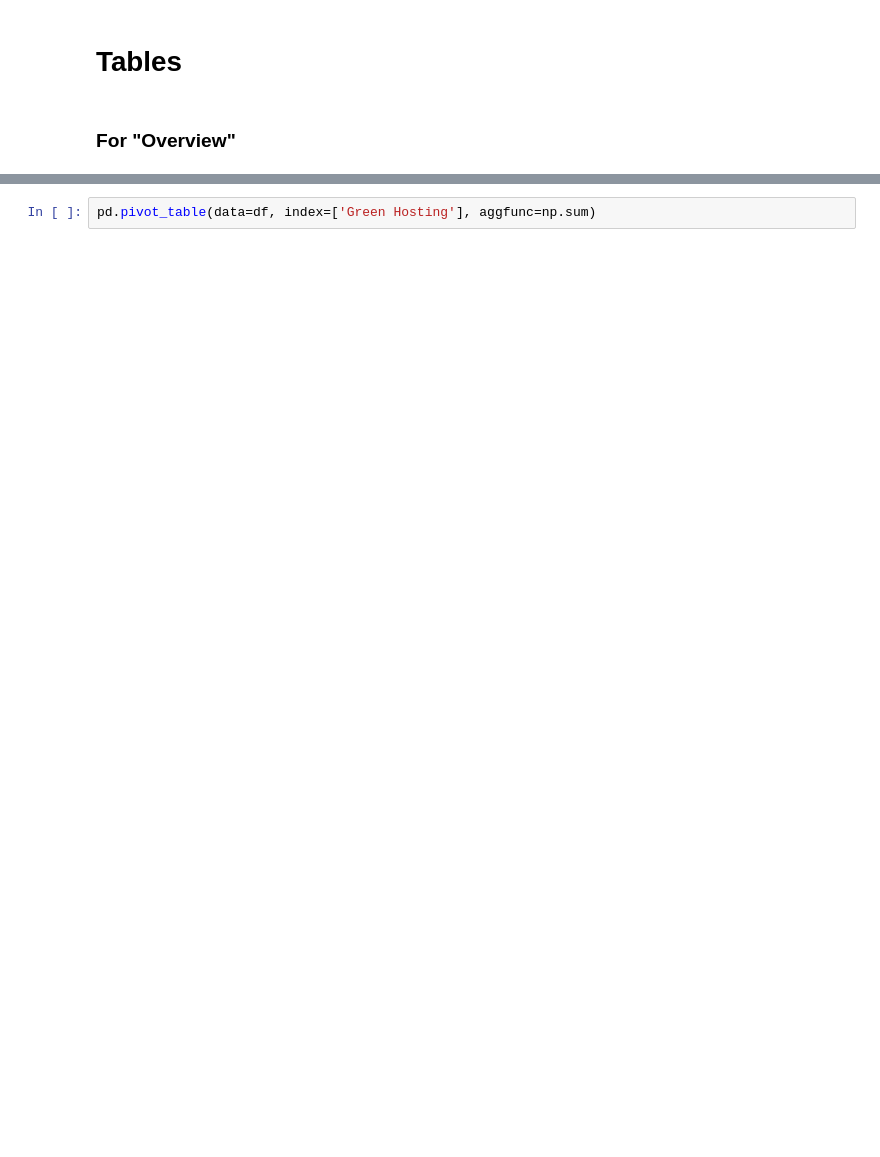
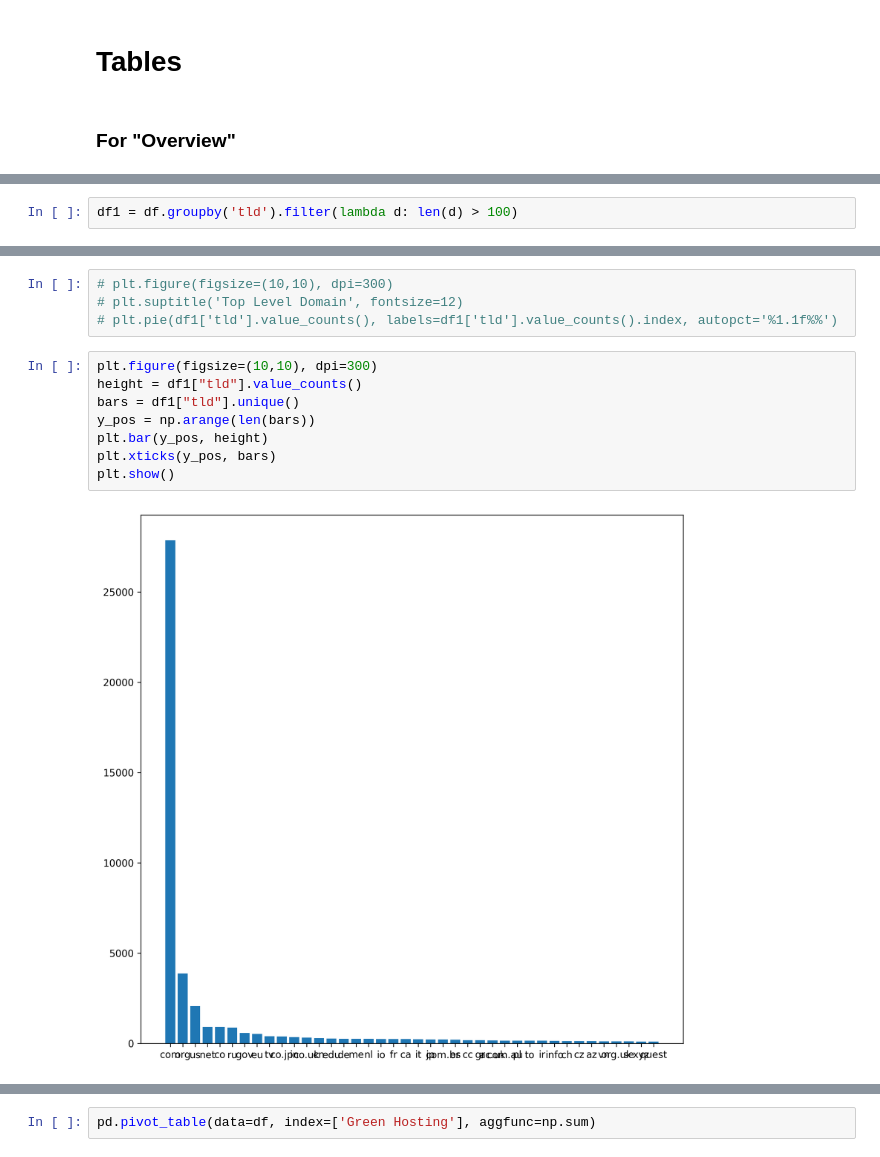
Before and after one commit to ivanivanov10101/bachelor-project, a Jupyter notebook: CSV.ipynb, the cells around one changed output, grey strips where cells are left out. Saved outputs shown, nothing was run; the diff lists cells and outputs as text; blank space fills up the shorter version.

```diff
--- a/CSV.ipynb
+++ b/CSV.ipynb
@@ -194,0 +210,2 @@ TldDomainNotFound: Domain 75.119.159.228 didn't match any existing TLD name!
+# %%
+df1 = df.groupby('tld').filter(lambda d: len(d) > 100)
@@ -194,0 +232,14 @@ TldDomainNotFound: Domain 75.119.159.228 didn't match any existing TLD name!
+# %%
+# plt.figure(figsize=(10,10), dpi=300)
+# plt.suptitle('Top Level Domain', fontsize=12)
+# plt.pie(df1['tld'].value_counts(), labels=df1['tld'].value_counts().index, autopct='%1.1f%%')
+# %%
+plt.figure(figsize=(10,10), dpi=300)
+height = df1["tld"].value_counts()
+bars = df1["tld"].unique()
+y_pos = np.arange(len(bars))
+plt.bar(y_pos, height)
+plt.xticks(y_pos, bars)
+plt.show()
+# %% [output]
+[figure, added]
```
Also changed, not shown: parts of 11 cells of this notebook, 4 other files.
